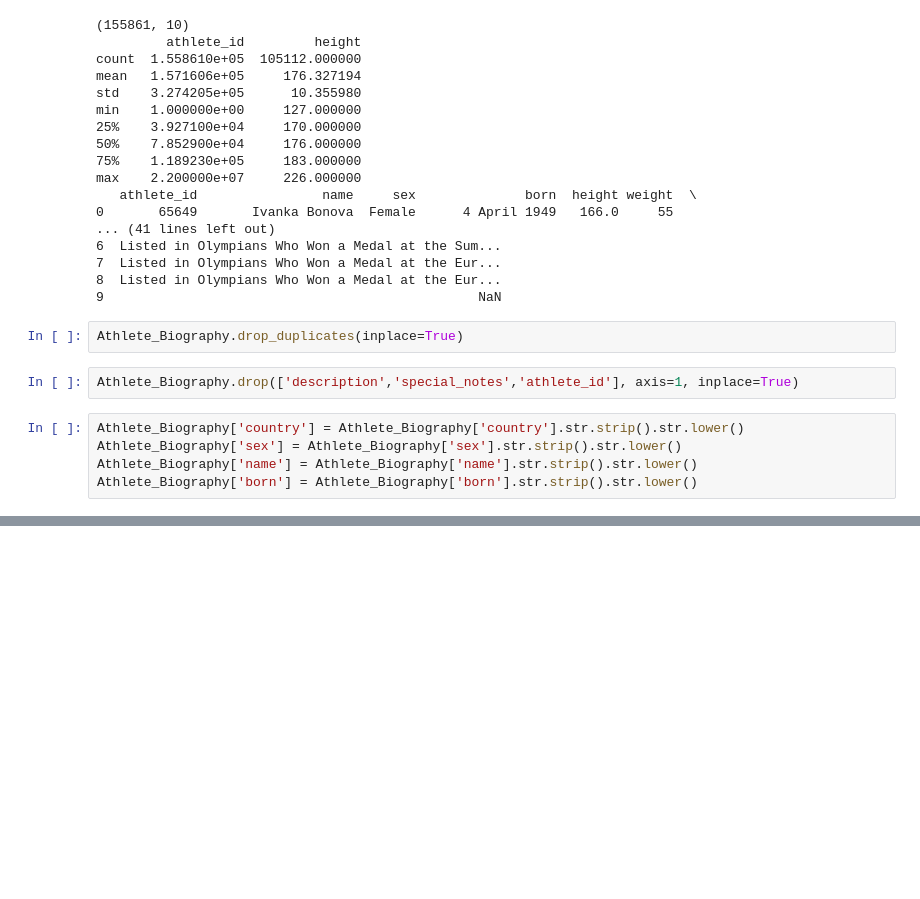
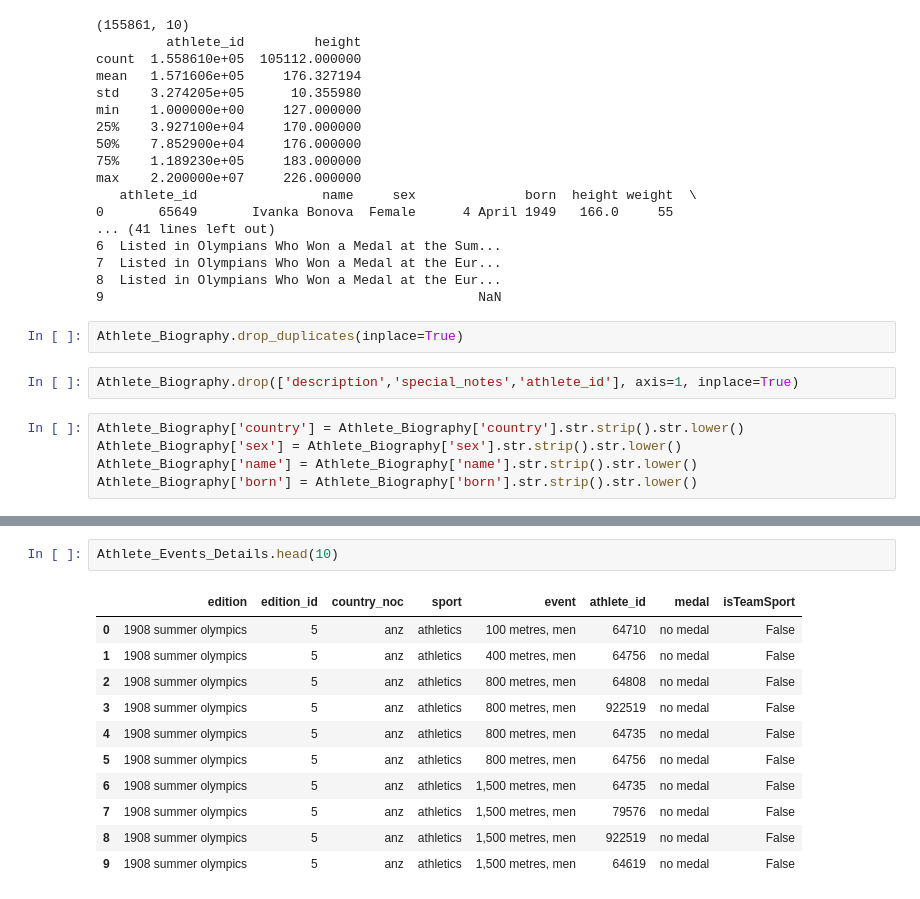
Before and after one commit to Geetansh170/OlympiTrack, a Jupyter notebook: DIC_Project.ipynb, the cells around one changed output, grey strips where cells are left out. Saved outputs shown, nothing was run; the diff lists cells and outputs as text; blank space fills up the shorter version.

```diff
--- a/DIC_Project.ipynb
+++ b/DIC_Project.ipynb
@@ -392,0 +459,14 @@ Athlete_Biography['born'] = Athlete_Biography['born'].str.strip().str.lower()
+# %%
+Athlete_Events_Details.head(10)
+# %% [output]
+|  | edition | edition_id | country_noc | sport | event | athlete_id | medal | isTeamSport |
+| 0 | 1908 summer olympics | 5 | anz | athletics | 100 metres, men | 64710 | no medal | False |
+| 1 | 1908 summer olympics | 5 | anz | athletics | 400 metres, men | 64756 | no medal | False |
+| 2 | 1908 summer olympics | 5 | anz | athletics | 800 metres, men | 64808 | no medal | False |
+| 3 | 1908 summer olympics | 5 | anz | athletics | 800 metres, men | 922519 | no medal | False |
+| 4 | 1908 summer olympics | 5 | anz | athletics | 800 metres, men | 64735 | no medal | False |
+| 5 | 1908 summer olympics | 5 | anz | athletics | 800 metres, men | 64756 | no medal | False |
+| 6 | 1908 summer olympics | 5 | anz | athletics | 1,500 metres, men | 64735 | no medal | False |
+| 7 | 1908 summer olympics | 5 | anz | athletics | 1,500 metres, men | 79576 | no medal | False |
+| 8 | 1908 summer olympics | 5 | anz | athletics | 1,500 metres, men | 922519 | no medal | False |
+| 9 | 1908 summer olympics | 5 | anz | athletics | 1,500 metres, men | 64619 | no medal | False |
```
Also changed, not shown: parts of 13 cells of this notebook.
